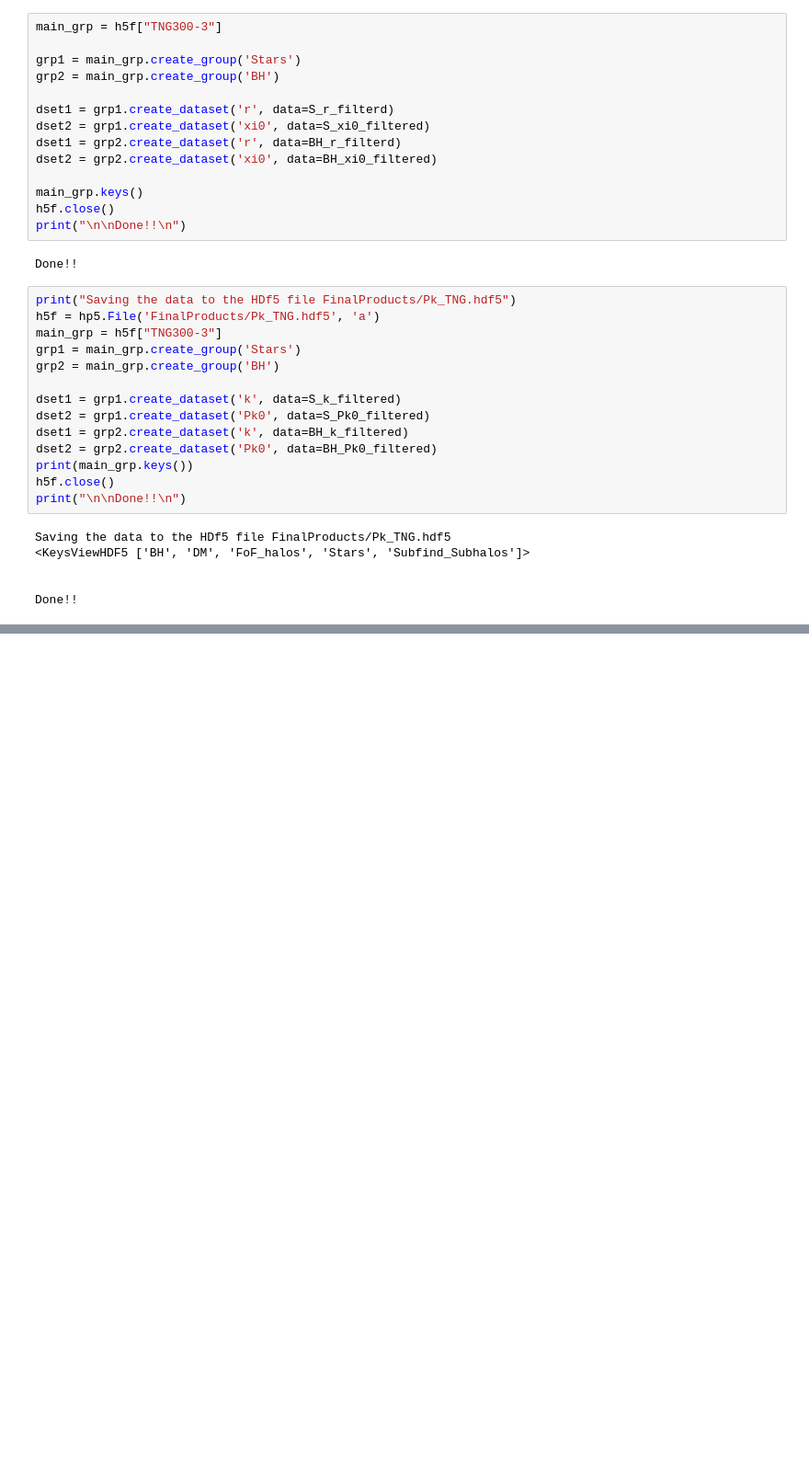
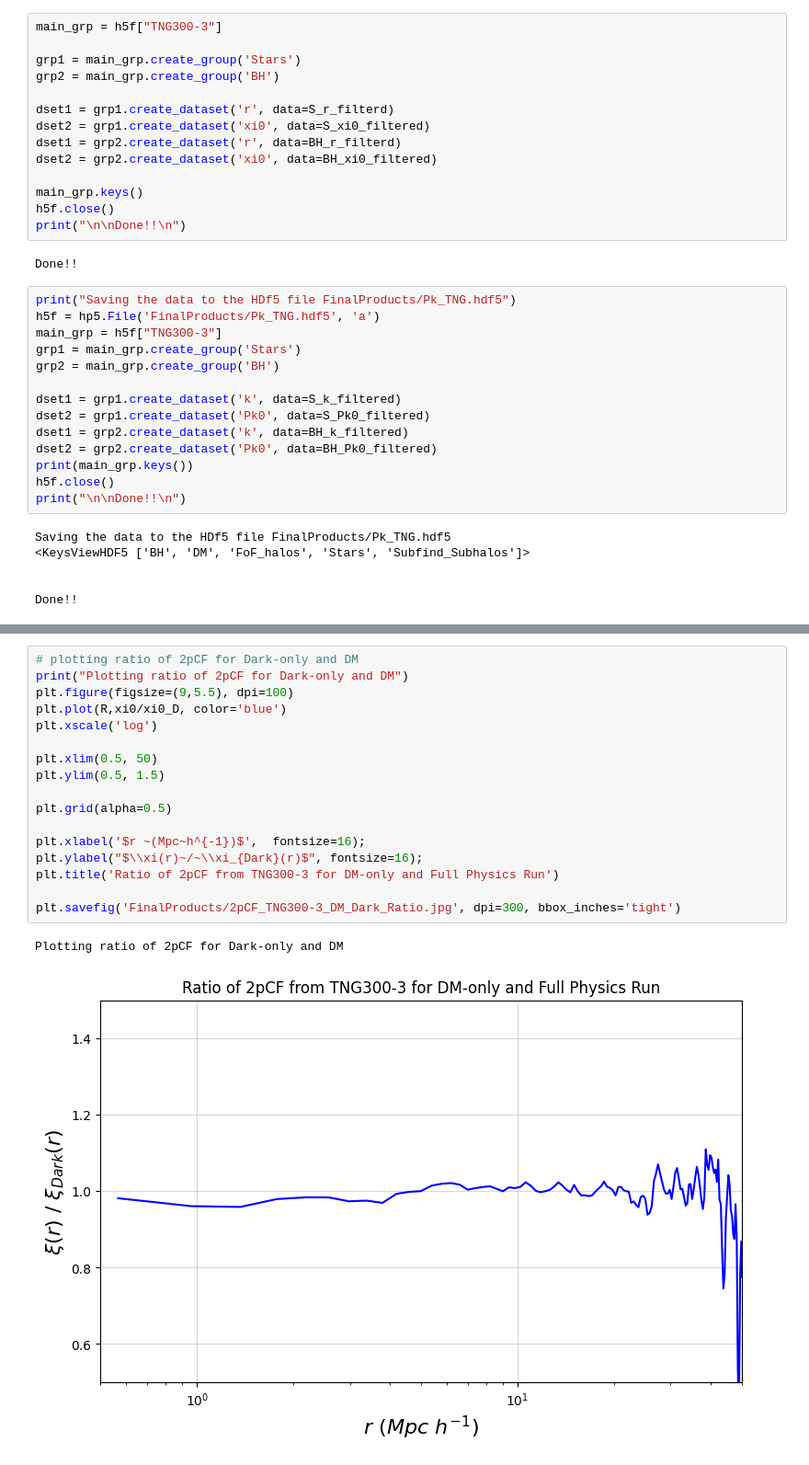
Before and after one commit to sparxastronomy/2022_SummerProject, a Jupyter notebook: Illustris/test.ipynb, the cells around one changed output, grey strips where cells are left out. Shown at 92% size. Drawn from its saved outputs; the diff is of its cells as text; blank space fills up the shorter version.

```diff
--- a/Illustris/test.ipynb
+++ b/Illustris/test.ipynb
@@ -701,3 +730,23 @@ Plotting the above data
+# %%
+# plotting ratio of 2pCF for Dark-only and DM
+print("Plotting ratio of 2pCF for Dark-only and DM")
+plt.figure(figsize=(9,5.5), dpi=100)
+plt.plot(R,xi0/xi0_D, color='blue')
+plt.xscale('log')
+
+plt.xlim(0.5, 50)
+plt.ylim(0.5, 1.5)
+
+plt.grid(alpha=0.5)
+
+plt.xlabel('$r ~(Mpc~h^{-1})$',  fontsize=16);
+plt.ylabel("$\\xi(r)~/~\\xi_{Dark}(r)$", fontsize=16);
+plt.title('Ratio of 2pCF from TNG300-3 for DM-only and Full Physics Run')
+
+plt.savefig('FinalProducts/2pCF_TNG300-3_DM_Dark_Ratio.jpg', dpi=300, bbox_inches='tight')
+# %% [output]
+Plotting ratio of 2pCF for Dark-only and DM
+[figure, added]
 # %%
 # Reading Pk data from the HDf5 file FinalProducts/Pk_TNG.hdf5
 h5f = hp5.File('FinalProducts/Pk_TNG.hdf5', 'r')
```
Also changed, not shown: parts of 12 cells of this notebook, 9 other files.
